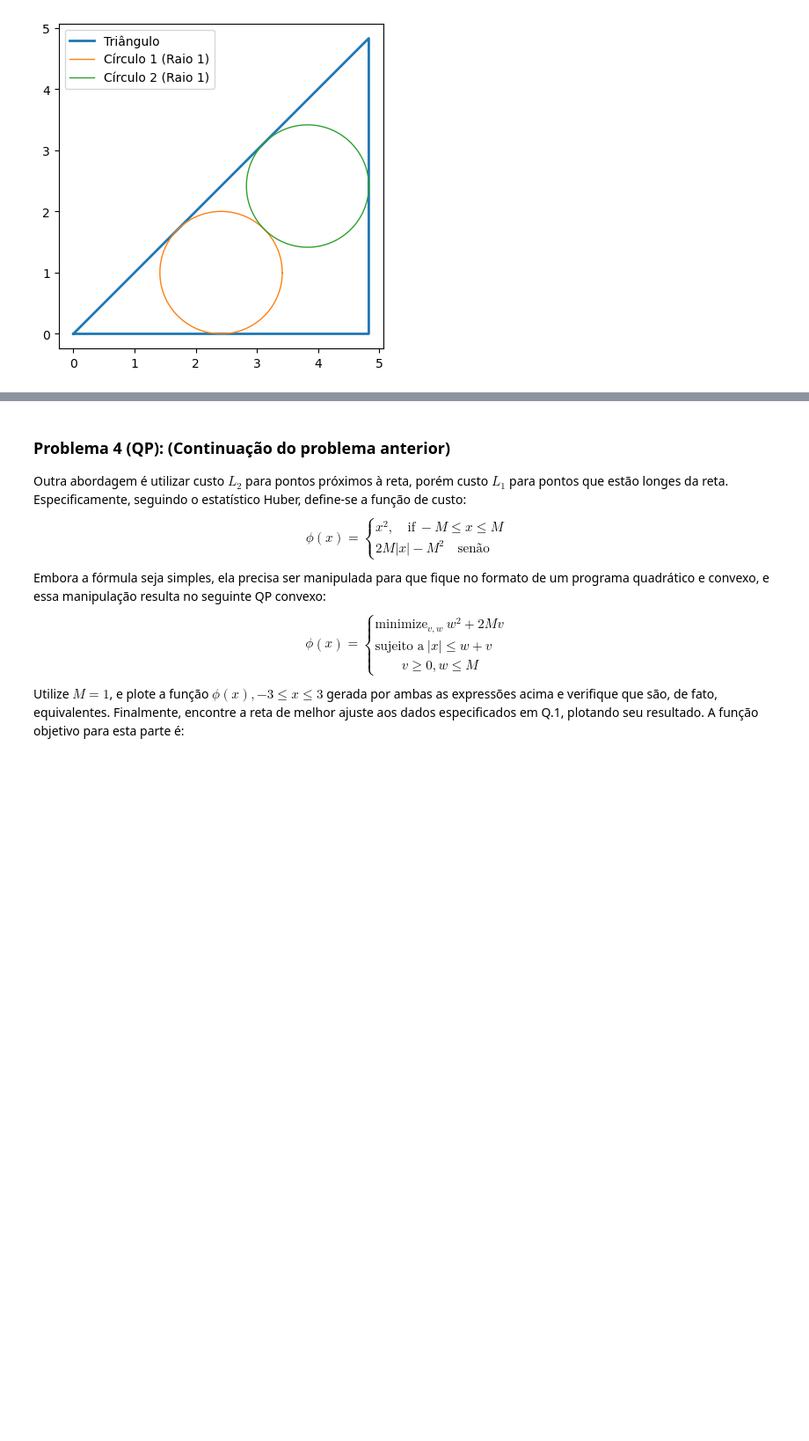
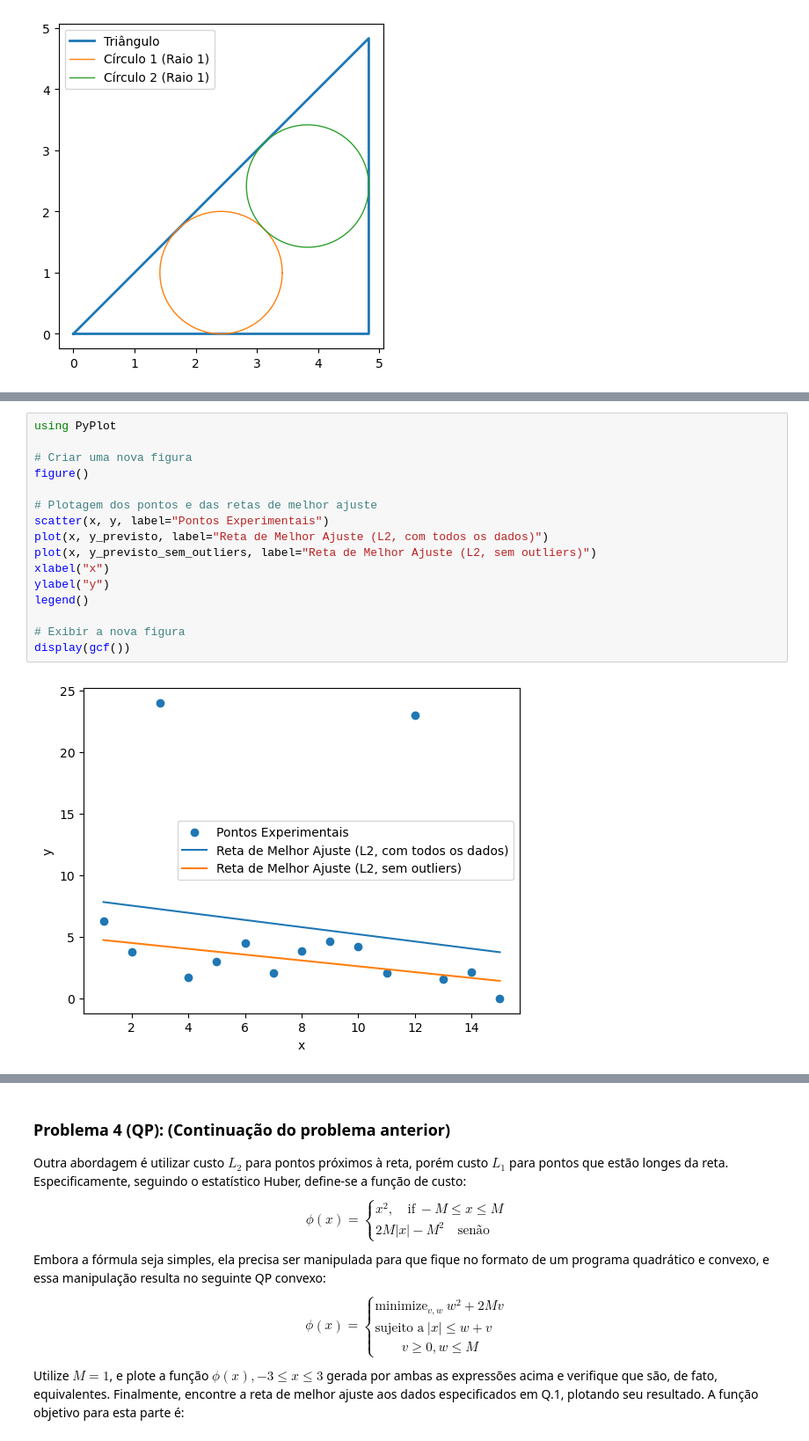
Before and after one commit to LincolnProenca/IntroOtimizacao, a Jupyter notebook: Lista 2/Lista 2 outubro de 2023.ipynb, the cells around one changed output, grey strips where cells are left out. Shown at 88% size. Drawn from its saved outputs; the diff is of its cells as text; blank space fills up the shorter version.

```diff
--- a/Lista 2/Lista 2 outubro de 2023.ipynb
+++ b/Lista 2/Lista 2 outubro de 2023.ipynb
@@ -240,0 +474,18 @@ Plote os dados bem como a reta de melhor ajuste $L_1$. O que você observa sobre
+# %%
+using PyPlot
+
+# Criar uma nova figura
+figure()
+
+# Plotagem dos pontos e das retas de melhor ajuste
+scatter(x, y, label="Pontos Experimentais")
+plot(x, y_previsto, label="Reta de Melhor Ajuste (L2, com todos os dados)")
+plot(x, y_previsto_sem_outliers, label="Reta de Melhor Ajuste (L2, sem outliers)")
+xlabel("x")
+ylabel("y")
+legend()
+
+# Exibir a nova figura
+display(gcf())
+# %% [output]
+[figure, added]
```
Also changed, not shown: parts of 51 cells of this notebook.
